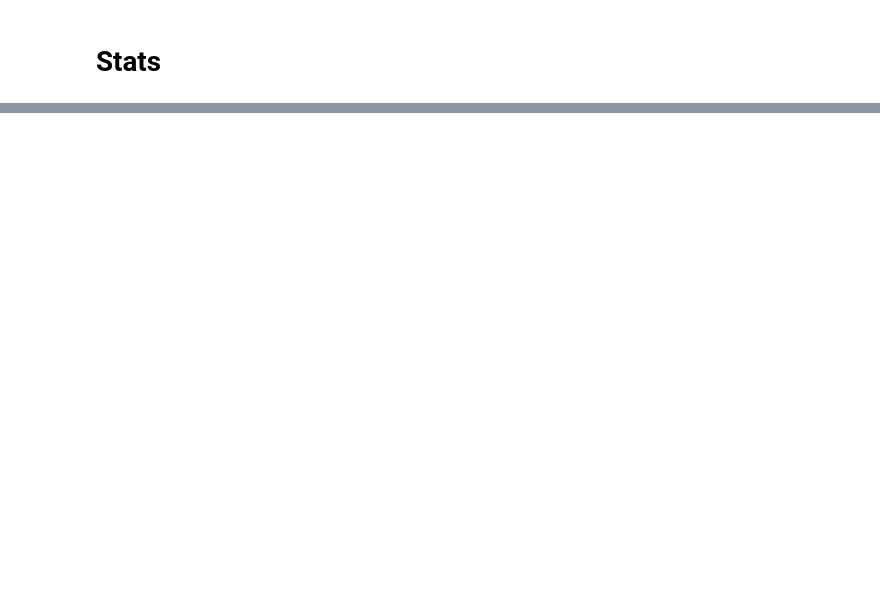
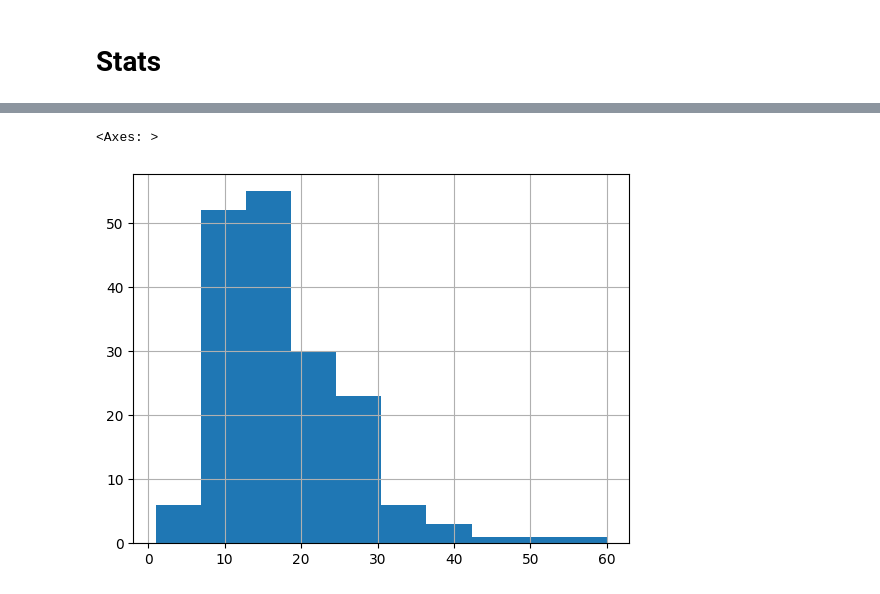
Before and after one commit to jotarretx/europisco, a Jupyter notebook: test.ipynb, the cells around one changed output, grey strips where cells are left out. Drawn from its saved outputs; the diff is of its cells as text; code cells hidden in the pictures; blank space fills up the shorter version.

```diff
--- a/test.ipynb
+++ b/test.ipynb
@@ -187,0 +264,5 @@ df.query("pisco_type.str.contains('botella', case=False)").sort_values("price")
+# %%
+df.price.hist()
+# %% [output]
+<Axes: >
+[figure, added]
```
Also changed, not shown: parts of 13 cells of this notebook, 5 other files.
